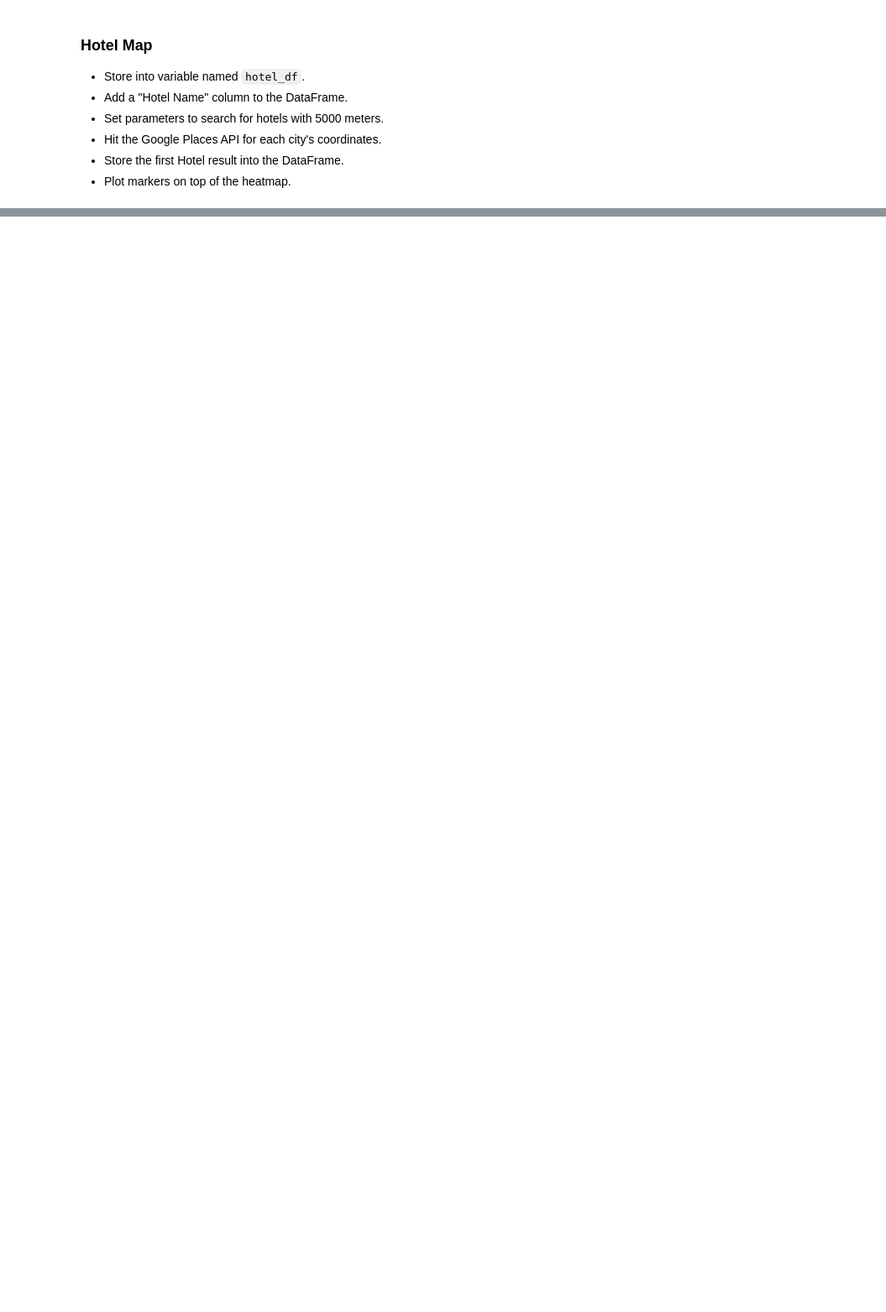
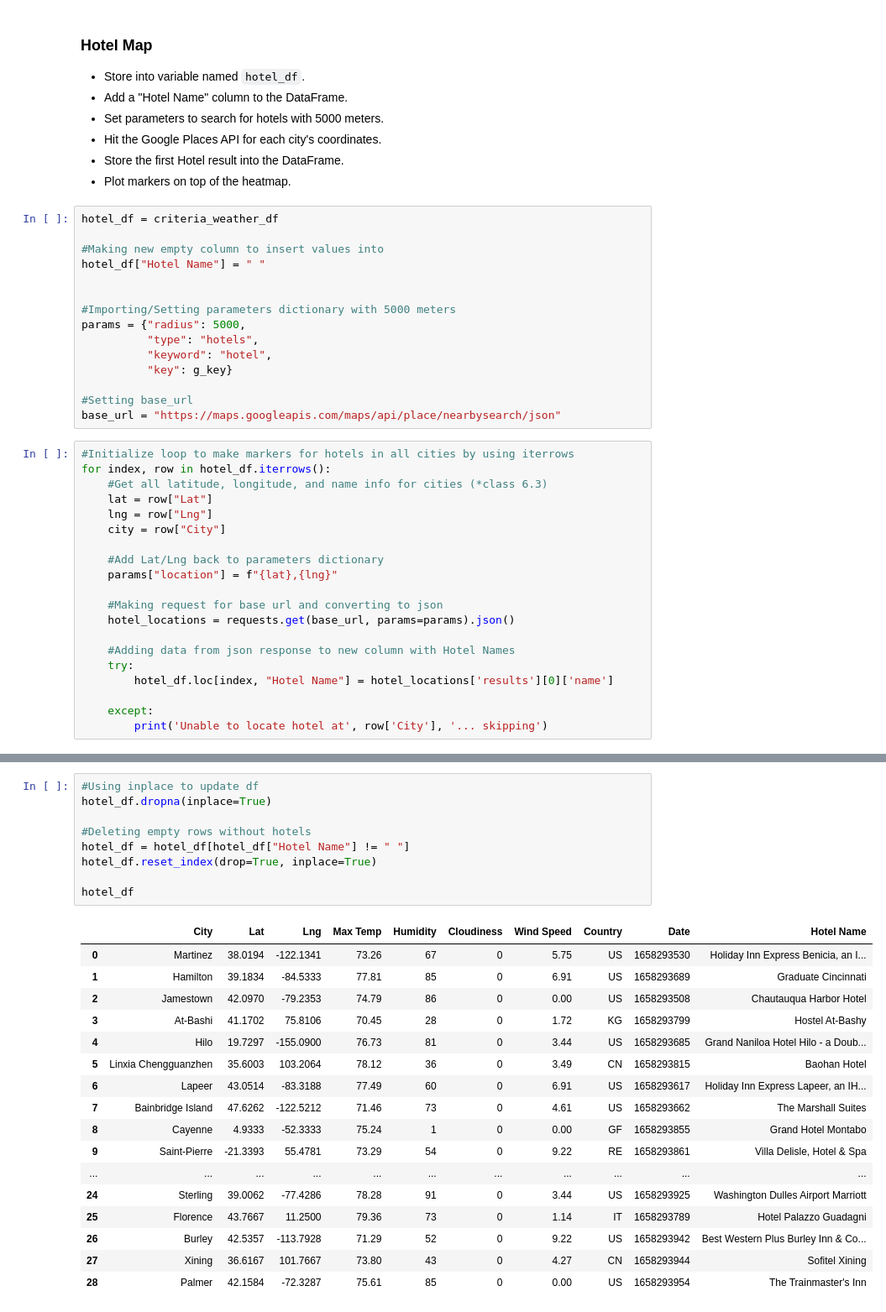
Before and after one commit to Maiterivas/API-Challenge, a Jupyter notebook: VacationPy/VacationPy.ipynb, the cells around one changed output, grey strips where cells are left out. Shown at 84% size. Cells and saved outputs as stored; diff of their text form; blank space fills up the shorter version.

```diff
--- a/VacationPy/VacationPy.ipynb
+++ b/VacationPy/VacationPy.ipynb
@@ -82,3 +130,38 @@ new_weather_df =
 * Hit the Google Places API for each city's coordinates.
 * Store the first Hotel result into the DataFrame.
 * Plot markers on top of the heatmap.
+# %%
+hotel_df = criteria_weather_df
+
+#Making new empty column to insert values into
+hotel_df["Hotel Name"] = " "
+
+
+#Importing/Setting parameters dictionary with 5000 meters
+params = {"radius": 5000,
+          "type": "hotels",
+          "keyword": "hotel",
+          "key": g_key}
+
+#Setting base_url
+base_url = "https://maps.googleapis.com/maps/api/place/nearbysearch/json"
+# %%
+#Initialize loop to make markers for hotels in all cities by using iterrows
+for index, row in hotel_df.iterrows():
+    #Get all latitude, longitude, and name info for cities (*class 6.3)
+    lat = row["Lat"]
+    lng = row["Lng"]
+    city = row["City"]
+
+    #Add Lat/Lng back to parameters dictionary
+    params["location"] = f"{lat},{lng}"
+
+    #Making request for base url and converting to json
+    hotel_locations = requests.get(base_url, params=params).json()
+
+    #Adding data from json response to new column with Hotel Names
+    try:
+        hotel_df.loc[index, "Hotel Name"] = hotel_locations['results'][0]['name']
+
+    except:
+        print('Unable to locate hotel at', row['City'], '... skipping')
@@ -85,3 +172,30 @@ new_weather_df =
+# %%
+#Using inplace to update df
+hotel_df.dropna(inplace=True)
+
+#Deleting empty rows without hotels
+hotel_df = hotel_df[hotel_df["Hotel Name"] != " "]
+hotel_df.reset_index(drop=True, inplace=True)
+
+hotel_df
+# %% [output]
+|  | City | Lat | Lng | Max Temp | Humidity | Cloudiness | Wind Speed | Country | Date | Hotel Name |
+| 0 | Martinez | 38.0194 | -122.1341 | 73.26 | 67 | 0 | 5.75 | US | 1658293530 | Holiday Inn Express Benicia, an I... |
+| 1 | Hamilton | 39.1834 | -84.5333 | 77.81 | 85 | 0 | 6.91 | US | 1658293689 | Graduate Cincinnati |
+| 2 | Jamestown | 42.0970 | -79.2353 | 74.79 | 86 | 0 | 0.00 | US | 1658293508 | Chautauqua Harbor Hotel |
+| 3 | At-Bashi | 41.1702 | 75.8106 | 70.45 | 28 | 0 | 1.72 | KG | 1658293799 | Hostel At-Bashy |
+| 4 | Hilo | 19.7297 | -155.0900 | 76.73 | 81 | 0 | 3.44 | US | 1658293685 | Grand Naniloa Hotel Hilo - a Doub... |
+| 5 | Linxia Chengguanzhen | 35.6003 | 103.2064 | 78.12 | 36 | 0 | 3.49 | CN | 1658293815 | Baohan Hotel |
+| 6 | Lapeer | 43.0514 | -83.3188 | 77.49 | 60 | 0 | 6.91 | US | 1658293617 | Holiday Inn Express Lapeer, an IH... |
+| 7 | Bainbridge Island | 47.6262 | -122.5212 | 71.46 | 73 | 0 | 4.61 | US | 1658293662 | The Marshall Suites |
+| 8 | Cayenne | 4.9333 | -52.3333 | 75.24 | 1 | 0 | 0.00 | GF | 1658293855 | Grand Hotel Montabo |
+| 9 | Saint-Pierre | -21.3393 | 55.4781 | 73.29 | 54 | 0 | 9.22 | RE | 1658293861 | Villa Delisle, Hotel & Spa |
+| ... | ... | ... | ... | ... | ... | ... | ... | ... | ... | ... |
+| 24 | Sterling | 39.0062 | -77.4286 | 78.28 | 91 | 0 | 3.44 | US | 1658293925 | Washington Dulles Airport Marriott |
+| 25 | Florence | 43.7667 | 11.2500 | 79.36 | 73 | 0 | 1.14 | IT | 1658293789 | Hotel Palazzo Guadagni |
+| 26 | Burley | 42.5357 | -113.7928 | 71.29 | 52 | 0 | 9.22 | US | 1658293942 | Best Western Plus Burley Inn & Co... |
+| 27 | Xining | 36.6167 | 101.7667 | 73.80 | 43 | 0 | 4.27 | CN | 1658293944 | Sofitel Xining |
+| 28 | Palmer | 42.1584 | -72.3287 | 75.61 | 85 | 0 | 0.00 | US | 1658293954 | The Trainmaster's Inn |
 # %%
 # NOTE: Do not change any of the code in this cell
 
```
Also changed, not shown: parts of 11 cells of this notebook, 1 other file.
